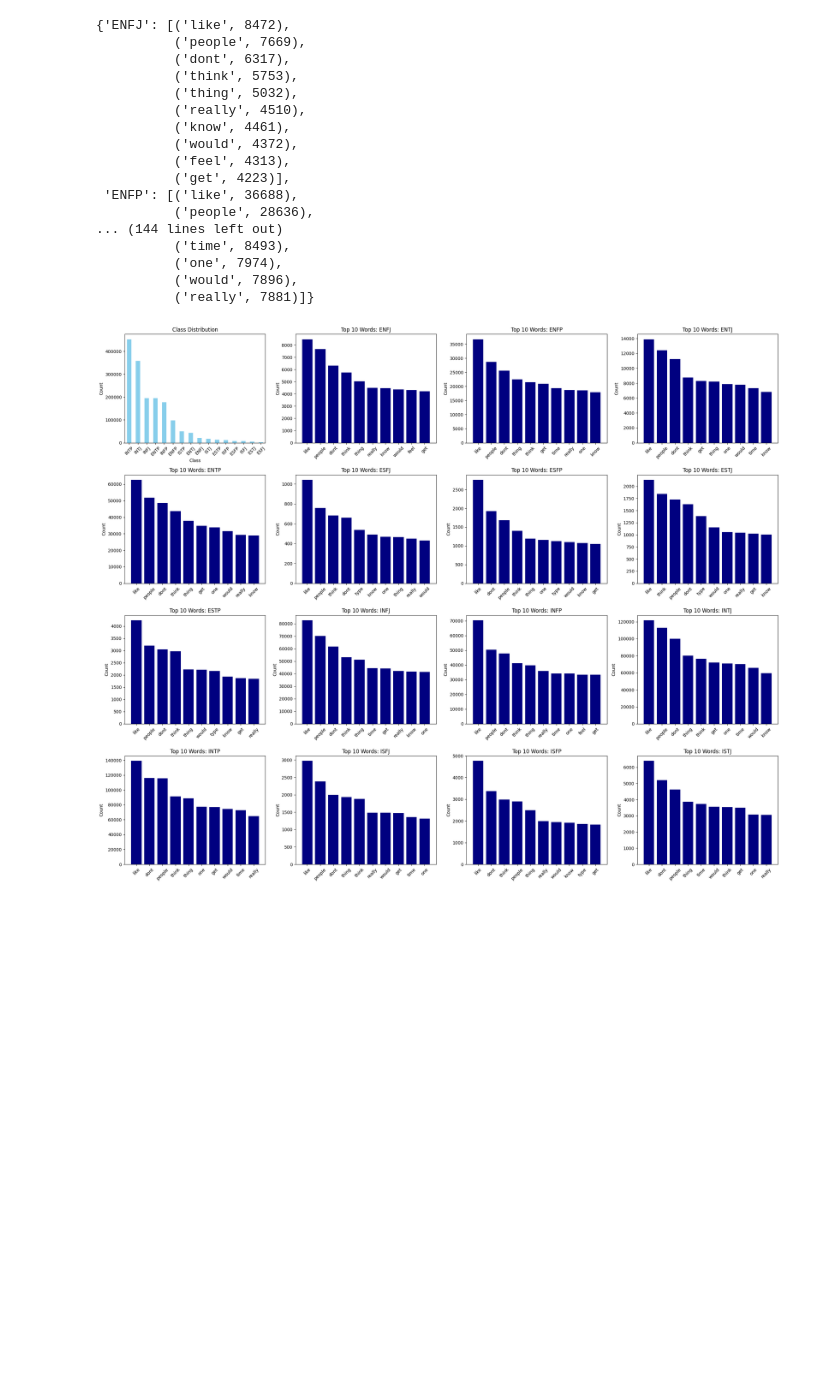
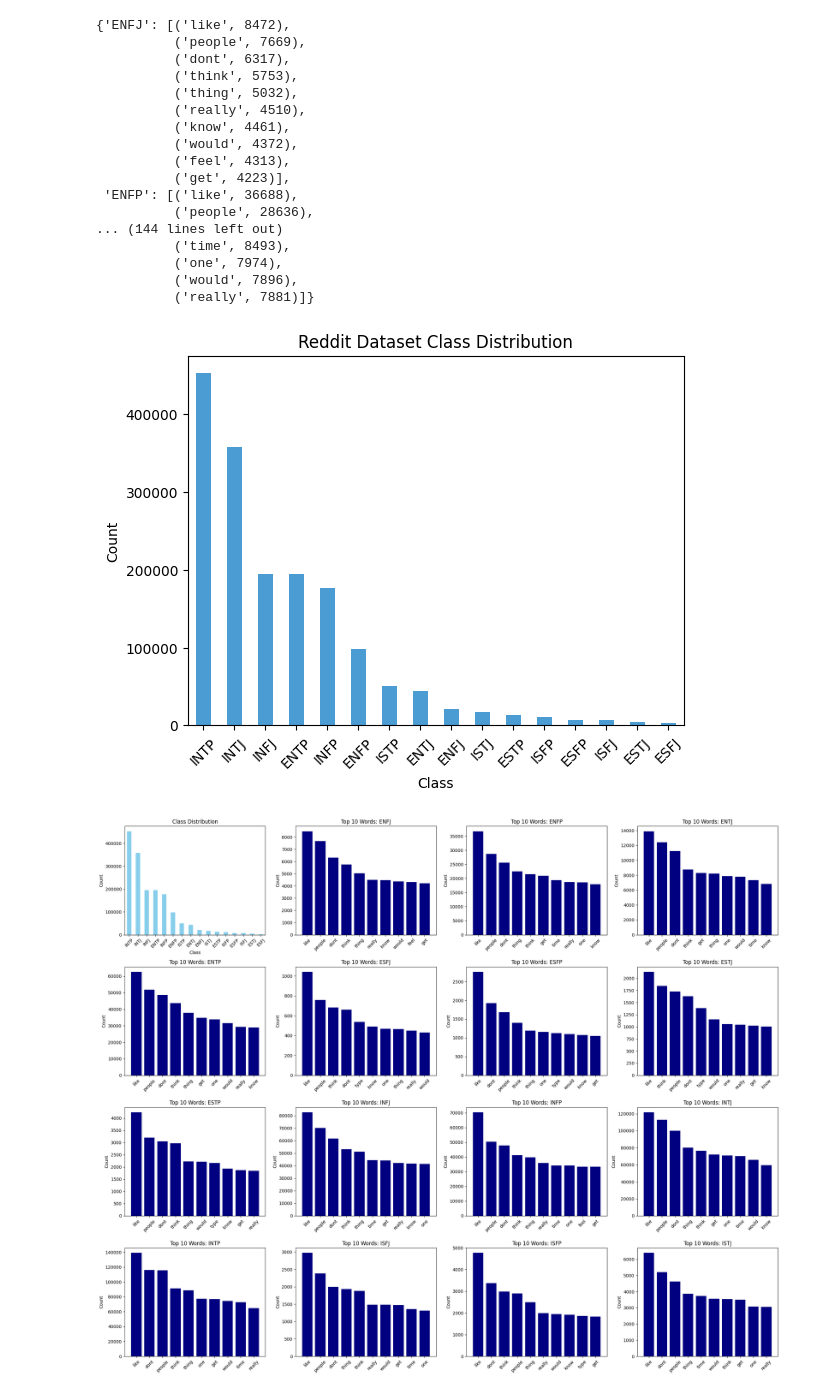
Before and after one commit to alexcyrrr/DATA780-MBTI_PROJECT, a Jupyter notebook: EDA.ipynb, the cells around one changed output. Drawn from its saved outputs; the diff is of its cells as text; code cells hidden in the pictures; blank space fills up the shorter version.

Commit message:
New graphics for report

```diff
--- a/EDA.ipynb
+++ b/EDA.ipynb
@@ -148,6 +230,15 @@ pprint.pprint(common_words)
           ('one', 7974),
           ('would', 7896),
           ('really', 7881)]}
+# %%
+# Plot class distribution
+reddit_df['class'].value_counts().plot(kind='bar', color='#4B9CD3')
+plt.title('Reddit Dataset Class Distribution')
+plt.xlabel('Class')
+plt.ylabel('Count')
+plt.tick_params(axis='x', rotation=45)
+# %% [output]
+[figure, added]
 # %%
 # Visualization of class distribution and top words per class
 class_labels = list(grouped.index)
```
Also changed, not shown: parts of 23 cells of this notebook, 6 other files.
